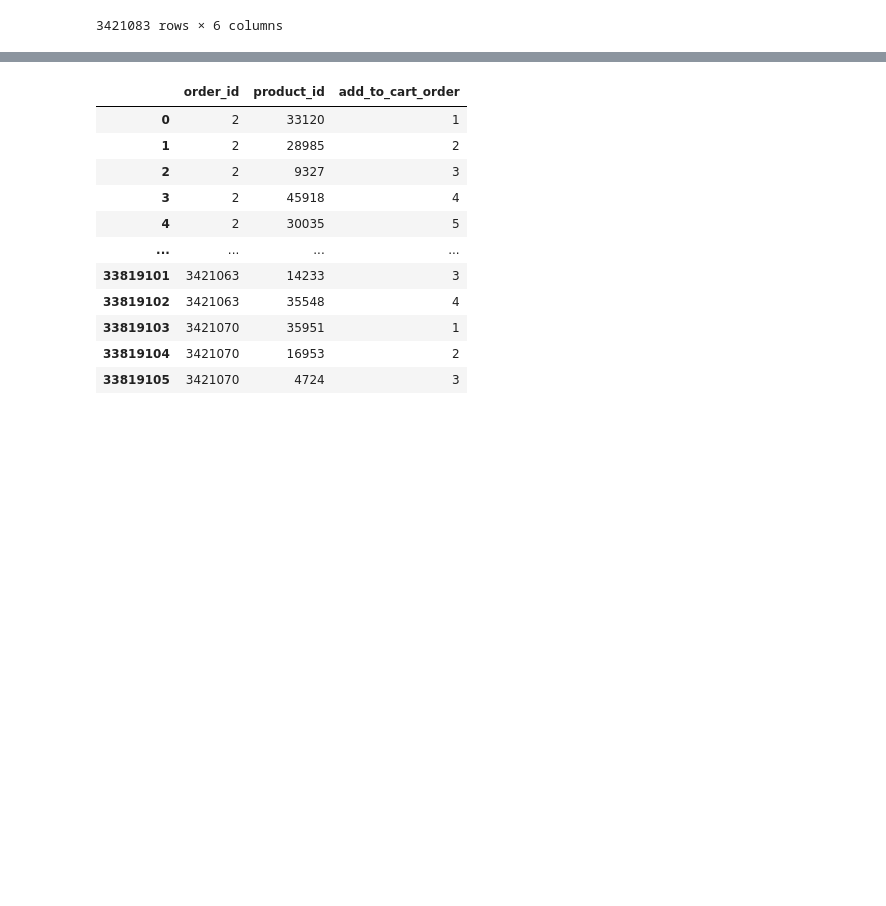
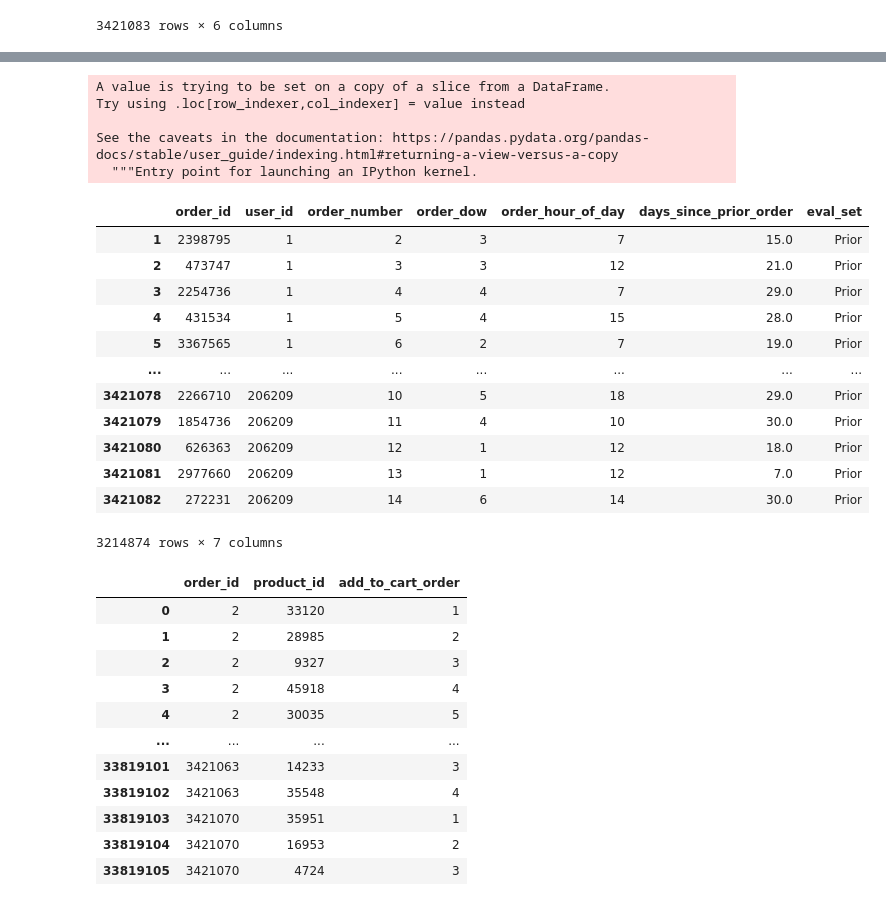
Before and after one commit to 530427793/jiangren, a Jupyter notebook: test and train.ipynb, the cells around one changed output, grey strips where cells are left out. Drawn from its saved outputs; the diff is of its cells as text; code cells hidden in the pictures; blank space fills up the shorter version.

```diff
--- a/test and train.ipynb
+++ b/test and train.ipynb
@@ -20,0 +36,3 @@ orders
+# %%
+prior=orders[orders['order_number'] > 1]
+prior
@@ -21,3 +53,25 @@ orders
+# %%
+prior['eval_set']='Prior'
+prior
+# %% [output]
+A value is trying to be set on a copy of a slice from a DataFrame.
+Try using .loc[row_indexer,col_indexer] = value instead
+
+See the caveats in the documentation: https://pandas.pydata.org/pandas-docs/stable/user_guide/indexing.html#returning-a-view-versus-a-copy
+  """Entry point for launching an IPython kernel.
+|  | order_id | user_id | order_number | order_dow | order_hour_of_day | days_since_prior_order | eval_set |
+| 1 | 2398795 | 1 | 2 | 3 | 7 | 15.0 | Prior |
+| 2 | 473747 | 1 | 3 | 3 | 12 | 21.0 | Prior |
+| 3 | 2254736 | 1 | 4 | 4 | 7 | 29.0 | Prior |
+| 4 | 431534 | 1 | 5 | 4 | 15 | 28.0 | Prior |
+| 5 | 3367565 | 1 | 6 | 2 | 7 | 19.0 | Prior |
+| ... | ... | ... | ... | ... | ... | ... | ... |
+| 3421078 | 2266710 | 206209 | 10 | 5 | 18 | 29.0 | Prior |
+| 3421079 | 1854736 | 206209 | 11 | 4 | 10 | 30.0 | Prior |
+| 3421080 | 626363 | 206209 | 12 | 1 | 12 | 18.0 | Prior |
+| 3421081 | 2977660 | 206209 | 13 | 1 | 12 | 7.0 | Prior |
+| 3421082 | 272231 | 206209 | 14 | 6 | 14 | 30.0 | Prior |
+3214874 rows × 7 columns
 # %%
 order_products = pd.read_csv('order_products.csv')
 order_products
```
Also changed, not shown: parts of 29 cells of this notebook.
